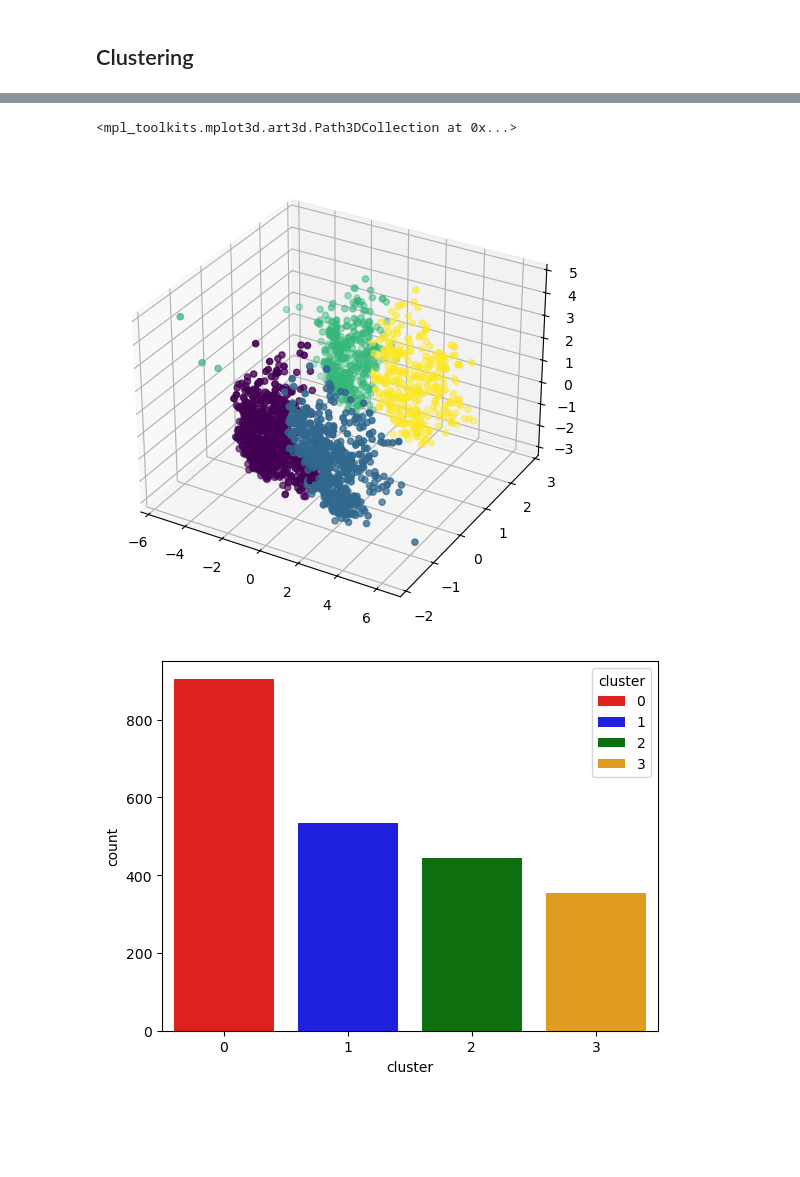
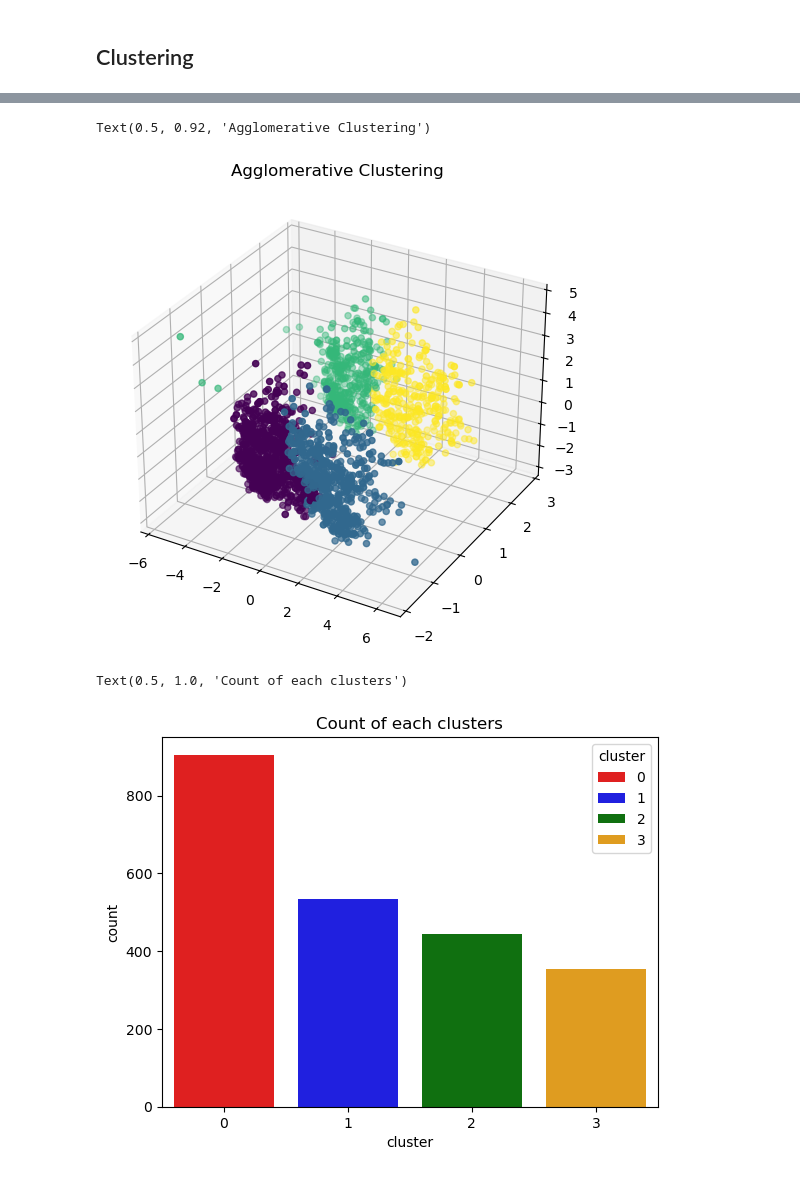
Before and after one commit to ashwith213/SmartCart-Customer-Segmentation, a Jupyter notebook: Smart cart.ipynb, the cells around one changed output, grey strips where cells are left out. Saved outputs shown, nothing was run; the diff lists cells and outputs as text; code cells hidden in the pictures; blank space fills up the shorter version.

```diff
--- a/Smart cart.ipynb
+++ b/Smart cart.ipynb
@@ -241,15 +244,18 @@ agg_labels=agg_clus.fit_predict(X_pca)
 fig=plt.figure(figsize=(8,6))
 ax=fig.add_subplot(111,projection="3d")
 ax.scatter(X_pca[:,0],X_pca[:,1],X_pca[:,2],c=agg_labels)
+plt.title("Agglomerative Clustering")
 # %% [output]
-<mpl_toolkits.mplot3d.art3d.Path3DCollection at 0x...>
+Text(0.5, 0.92, 'Agglomerative Clustering')
-[figure, old version]
+[figure, new version]
 # %%
 X["cluster"]=agg_labels
 pal=["red","blue","green","orange"]
 # %%
 cluster=sns.countplot(x=X["cluster"],palette=pal,hue=X["cluster"])
+plt.title("Count of each clusters")
 # %% [output]
+Text(0.5, 1.0, 'Count of each clusters')
-[figure, old version]
+[figure, new version]
 # %%
 # Income v/s spending rel
```
Also changed, not shown: parts of 4 cells of this notebook.
